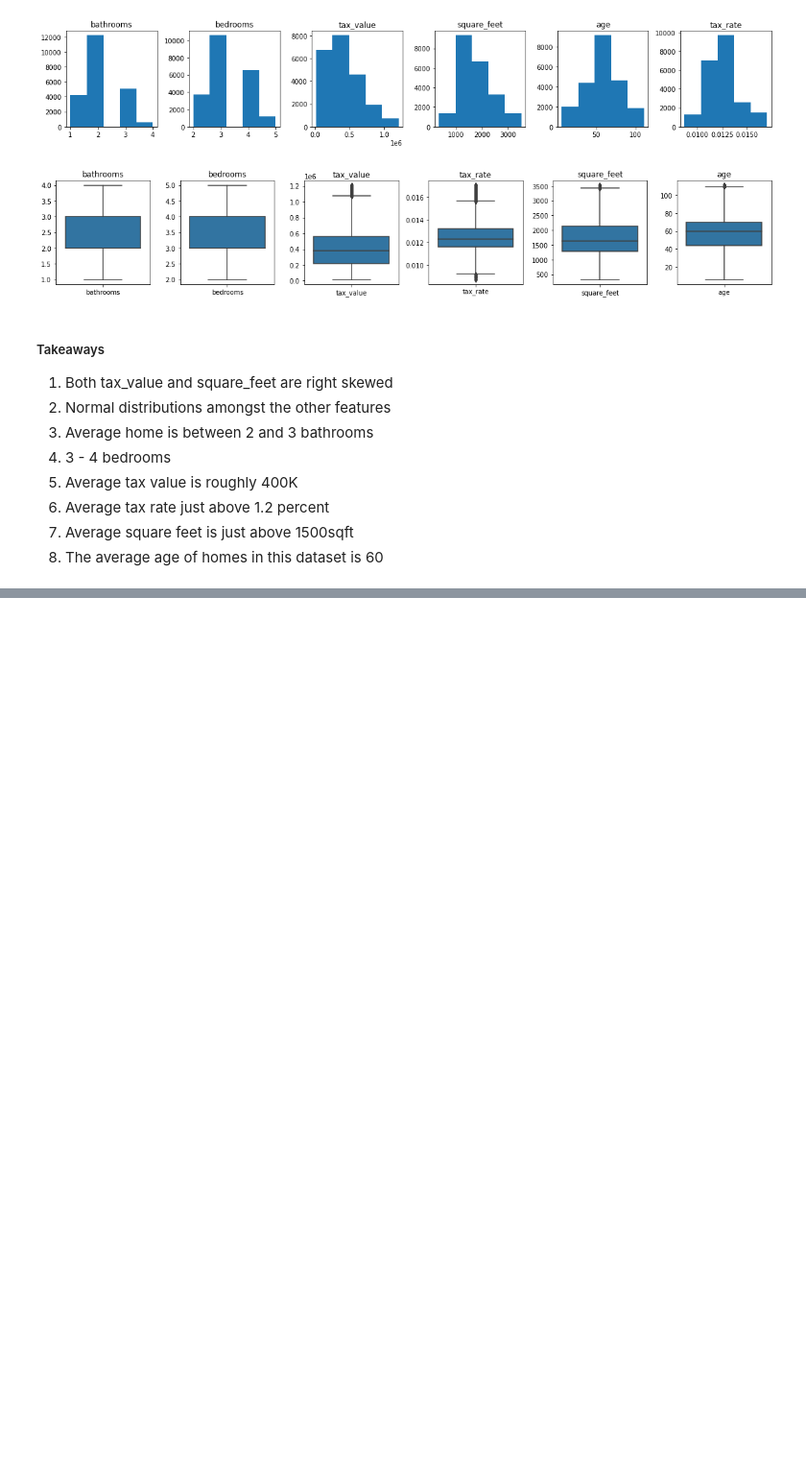
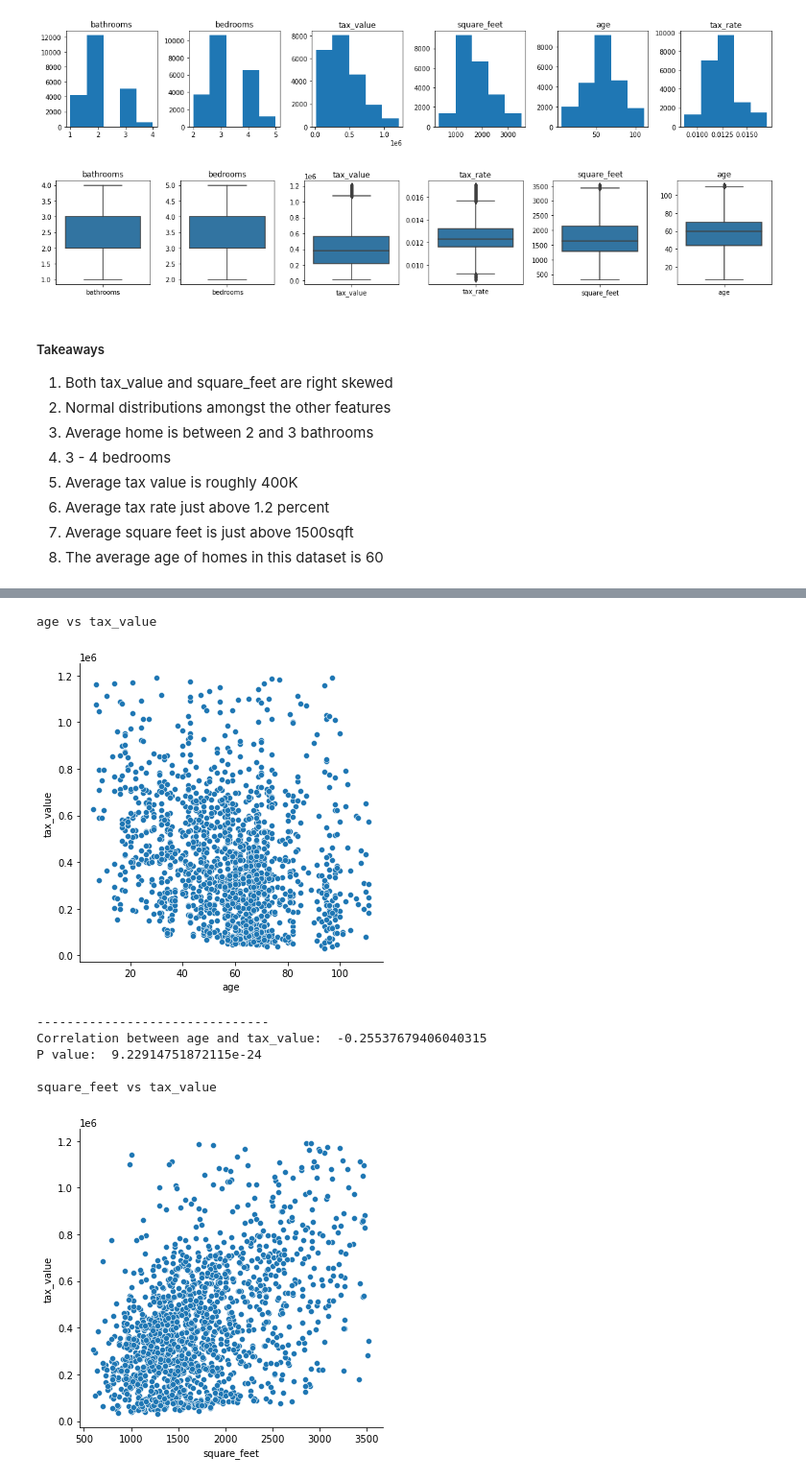
Before and after one commit to hrodjr/estimating_home_value_regression_project, a Jupyter notebook: regression_project.ipynb, the cells around one changed output, grey strips where cells are left out. Shown at 96% size. Saved outputs shown, nothing was run; the diff lists cells and outputs as text; code cells hidden in the pictures; blank space fills up the shorter version.

```diff
--- a/regression_project.ipynb
+++ b/regression_project.ipynb
@@ -111,0 +324,11 @@ get_box(df)
+# %%
+exp_bivariate_continuous('tax_value', ['age', 'square_feet'], train.sample(1500))
+# %% [output]
+age vs tax_value
+[figure, added]
+-------------------------------
+Correlation between age and tax_value:  -0.25537679406040315
+P value:  9.22914751872115e-24
+
+square_feet vs tax_value
+[figure, added]
```
Also changed, not shown: parts of 71 cells of this notebook, 6 other files.
